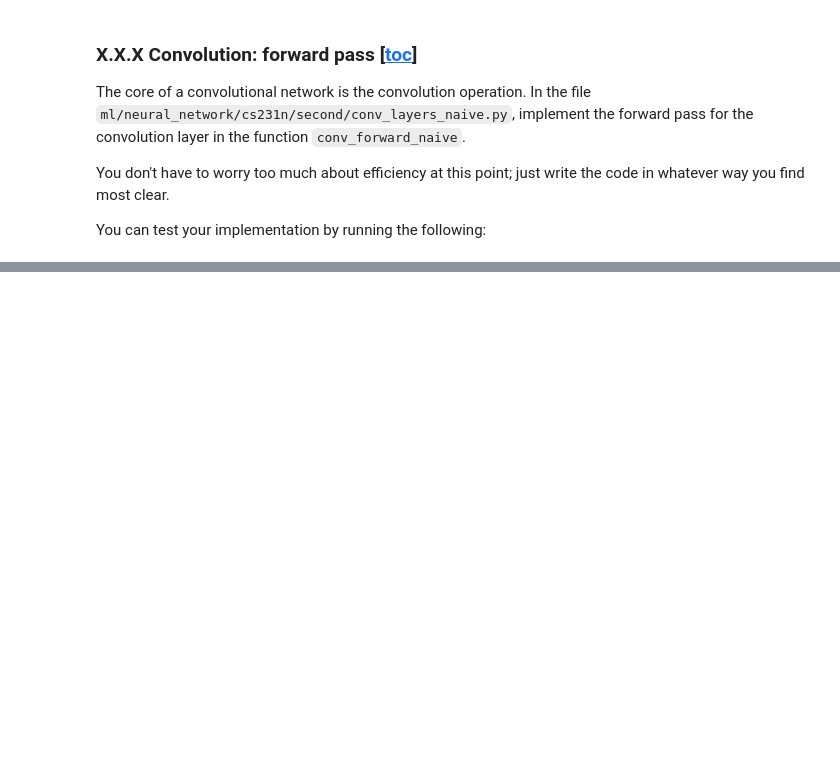
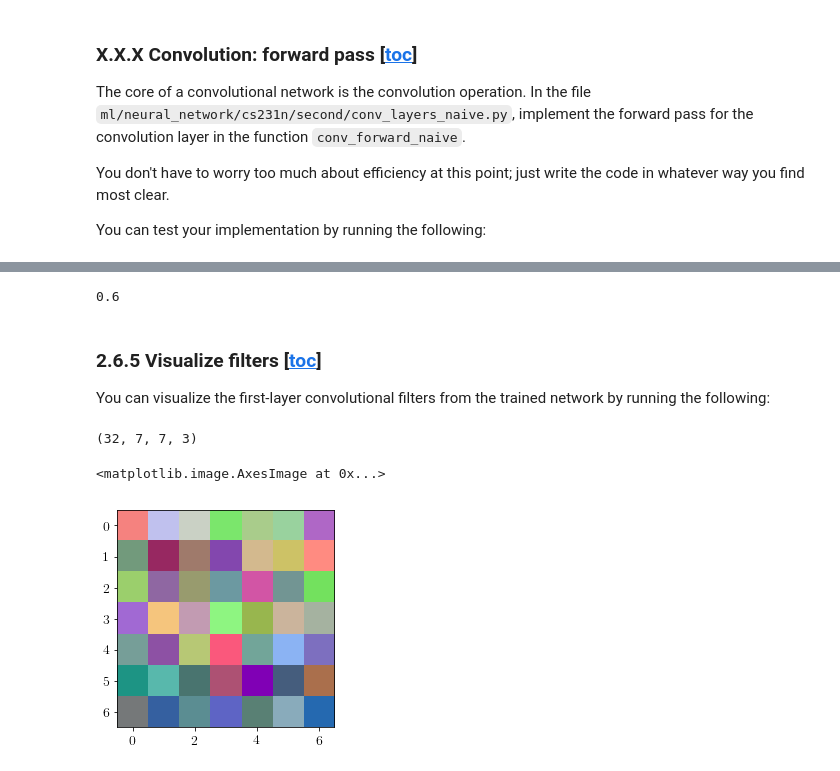
Before and after one commit to siri3us/ml, a Jupyter notebook: notebooks/my_neural_net/HW2_conv.ipynb, the cells around one changed output, grey strips where cells are left out. Drawn from its saved outputs; the diff is of its cells as text; code cells hidden in the pictures; blank space fills up the shorter version.

```diff
--- a/notebooks/my_neural_net/HW2_conv.ipynb
+++ b/notebooks/my_neural_net/HW2_conv.ipynb
@@ -465,0 +1337,13 @@ print('db error: ', rel_error(db, db_num))
+# %%
+model = get_three_layer_cnn(hidden_size=200)
+solver = Solver(model, dataset,
+                n_epochs=1, batch_size=50,
+                optim_config={
+                    'update_rule': 'adam',
+                    'learning_rate': 1e-3,
+                    'learning_rate_decay': 0.99
+                },
+                verbose=False,
+                print_every_epoch=1, print_every_iter=20, seed=2)
+print(model)
+model = solver.train()
@@ -465,0 +1368,20 @@ print('db error: ', rel_error(db, db_num))
+# %%
+probas = model.forward(data['X_val'])
+y_pred = np.argmax(probas, axis=1)
+y_true = data['y_val']
+print(np.mean(y_pred == y_true))
+# %% [output]
+0.6
+# %% [markdown]
+<a id='cnn_three_visualize'></a>
+### 2.6.5 Visualize filters [[toc](#toc)]
+You can visualize the first-layer convolutional filters from the trained network by running the following:
+# %%
+W = model[0].W.transpose(0, 2, 3, 1)
+print(W.shape)
+w = (W[0] - np.min(W[0]))/ (np.max(W[0]) - np.min(W[0]))
+plt.imshow(w)
+# %% [output]
+(32, 7, 7, 3)
+<matplotlib.image.AxesImage at 0x...>
+[figure, added]
```
Also changed, not shown: parts of 48 cells of this notebook, 3 other files.
